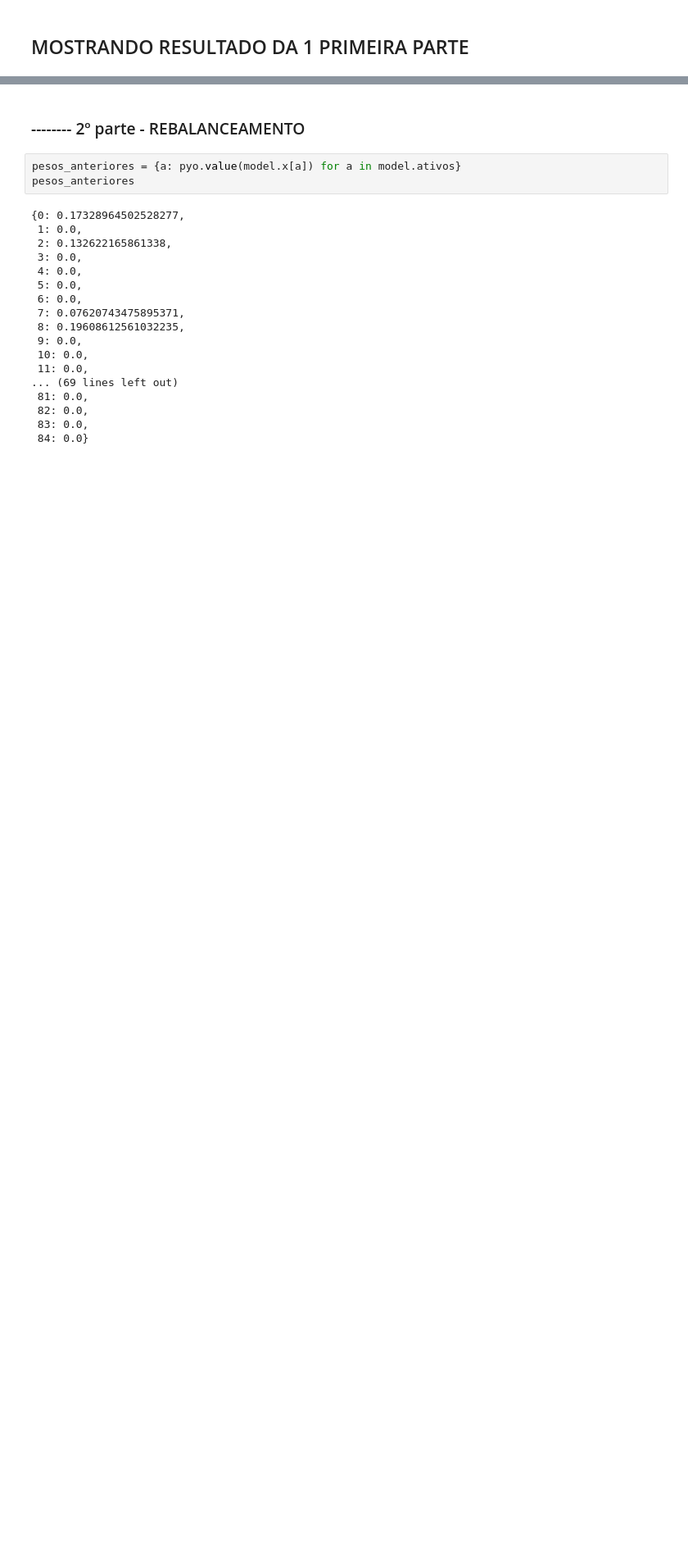
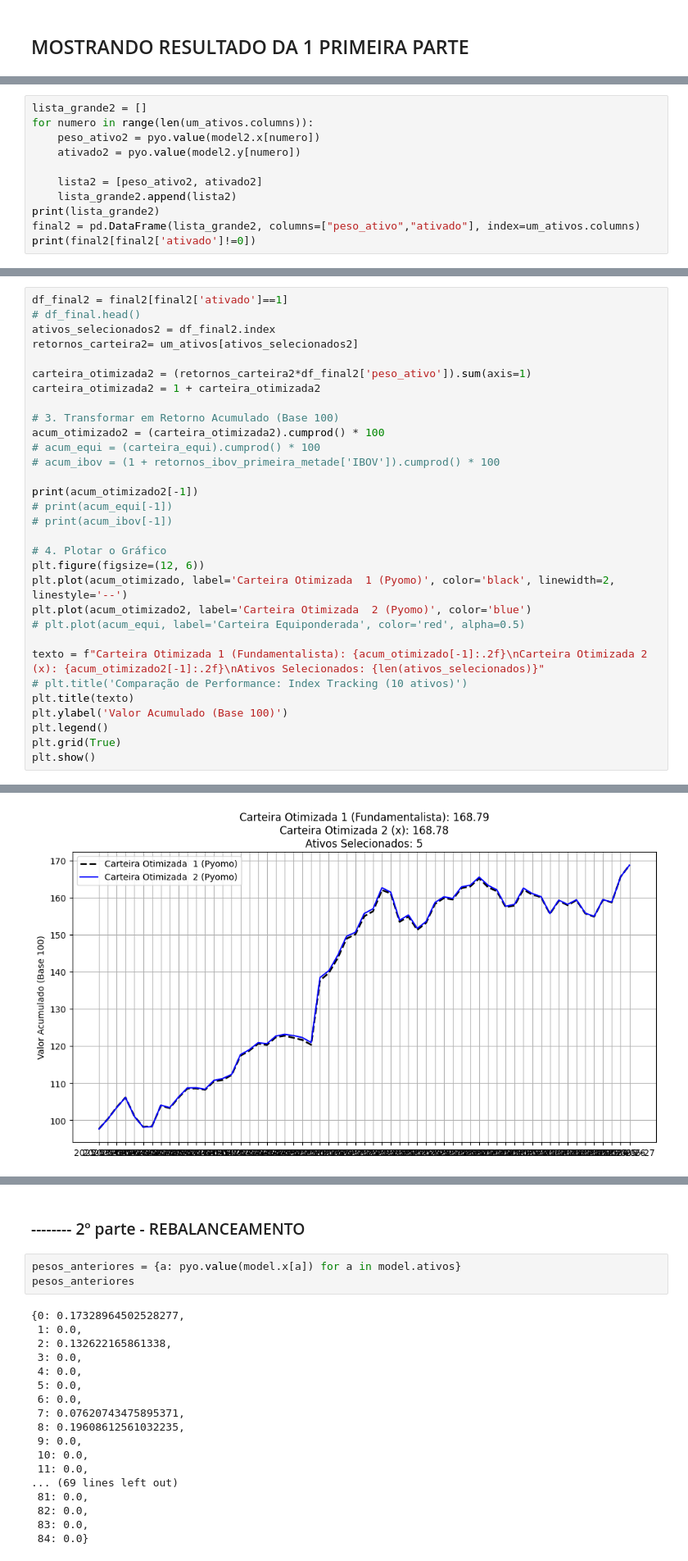
Before and after one commit to JoaoNogaroli/mestrado, a Jupyter notebook: Disciplina-atellier/aula 29-05-2026/app_otimizacao_carteira_magic_formula.ipynb, the cells around one changed output, grey strips where cells are left out. Shown at 82% size. Cells and saved outputs as stored; diff of their text form; blank space fills up the shorter version.

```diff
--- a/Disciplina-atellier/aula 29-05-2026/app_otimizacao_carteira_magic_formula.ipynb
+++ b/Disciplina-atellier/aula 29-05-2026/app_otimizacao_carteira_magic_formula.ipynb
@@ -230,0 +320,11 @@ plt.show()
+# %%
+lista_grande2 = []
+for numero in range(len(um_ativos.columns)):
+    peso_ativo2 = pyo.value(model2.x[numero])
+    ativado2 = pyo.value(model2.y[numero])
+
+    lista2 = [peso_ativo2, ativado2]
+    lista_grande2.append(lista2)
+print(lista_grande2)
+final2 = pd.DataFrame(lista_grande2, columns=["peso_ativo","ativado"], index=um_ativos.columns)
+print(final2[final2['ativado']!=0])
@@ -230,0 +339,32 @@ plt.show()
+# %%
+df_final2 = final2[final2['ativado']==1]
+# df_final.head()
+ativos_selecionados2 = df_final2.index
+retornos_carteira2= um_ativos[ativos_selecionados2]
+
+carteira_otimizada2 = (retornos_carteira2*df_final2['peso_ativo']).sum(axis=1)
+carteira_otimizada2 = 1 + carteira_otimizada2
+
+# 3. Transformar em Retorno Acumulado (Base 100)
+acum_otimizado2 = (carteira_otimizada2).cumprod() * 100
+# acum_equi = (carteira_equi).cumprod() * 100
+# acum_ibov = (1 + retornos_ibov_primeira_metade['IBOV']).cumprod() * 100
+
+print(acum_otimizado2[-1])
+# print(acum_equi[-1])
+# print(acum_ibov[-1])
+
+# 4. Plotar o Gráfico
+plt.figure(figsize=(12, 6))
+plt.plot(acum_otimizado, label='Carteira Otimizada  1 (Pyomo)', color='black', linewidth=2, linestyle='--')
+plt.plot(acum_otimizado2, label='Carteira Otimizada  2 (Pyomo)', color='blue')
+# plt.plot(acum_equi, label='Carteira Equiponderada', color='red', alpha=0.5)
+
+texto = f"Carteira Otimizada 1 (Fundamentalista): {acum_otimizado[-1]:.2f}\nCarteira Otimizada 2 (x): {acum_otimizado2[-1]:.2f}\nAtivos Selecionados: {len(ativos_selecionados)}"
+# plt.title('Comparação de Performance: Index Tracking (10 ativos)')
+plt.title(texto)
+plt.ylabel('Valor Acumulado (Base 100)')
+plt.legend()
+plt.grid(True)
+plt.show()
+# %% [output]
@@ -230,0 +372 @@ plt.show()
+[figure, added]
```
Also changed, not shown: parts of 20 cells of this notebook.
